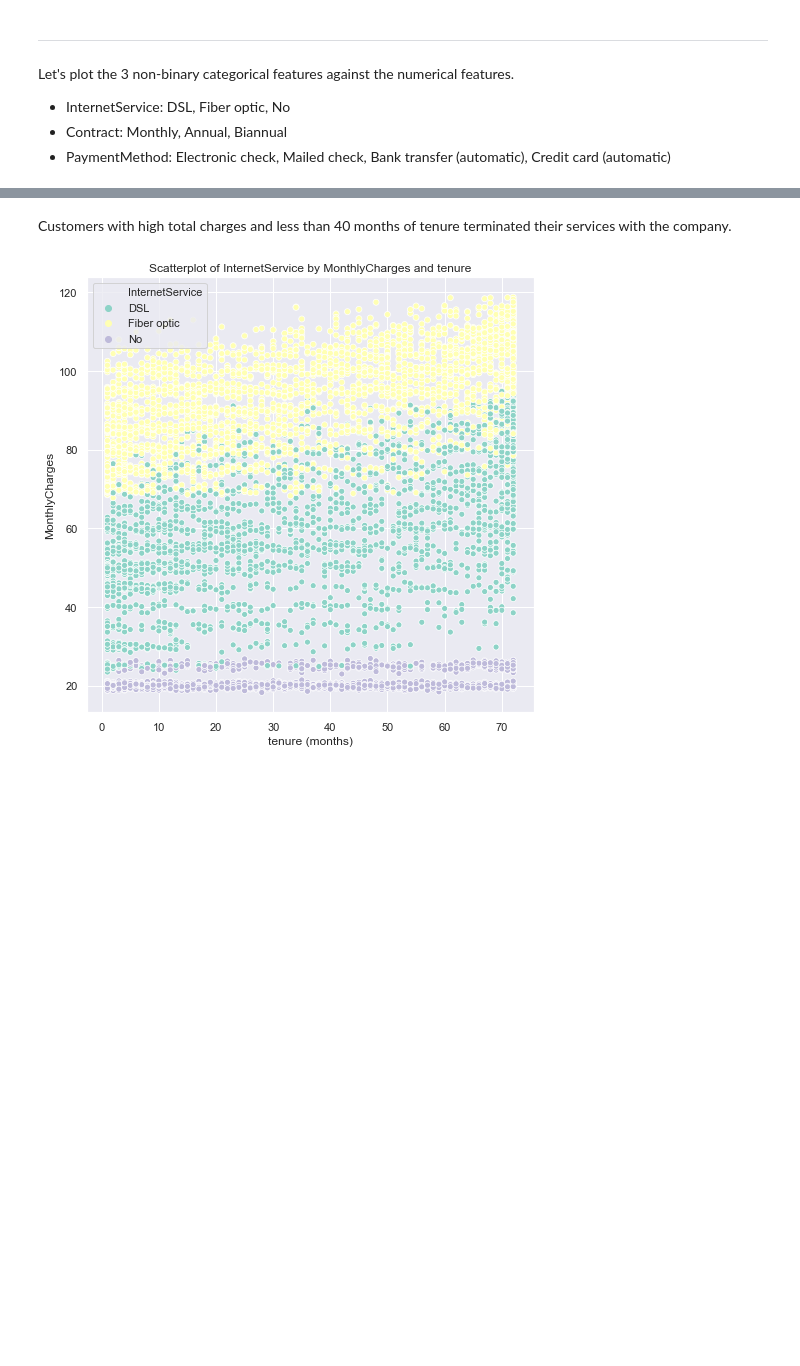
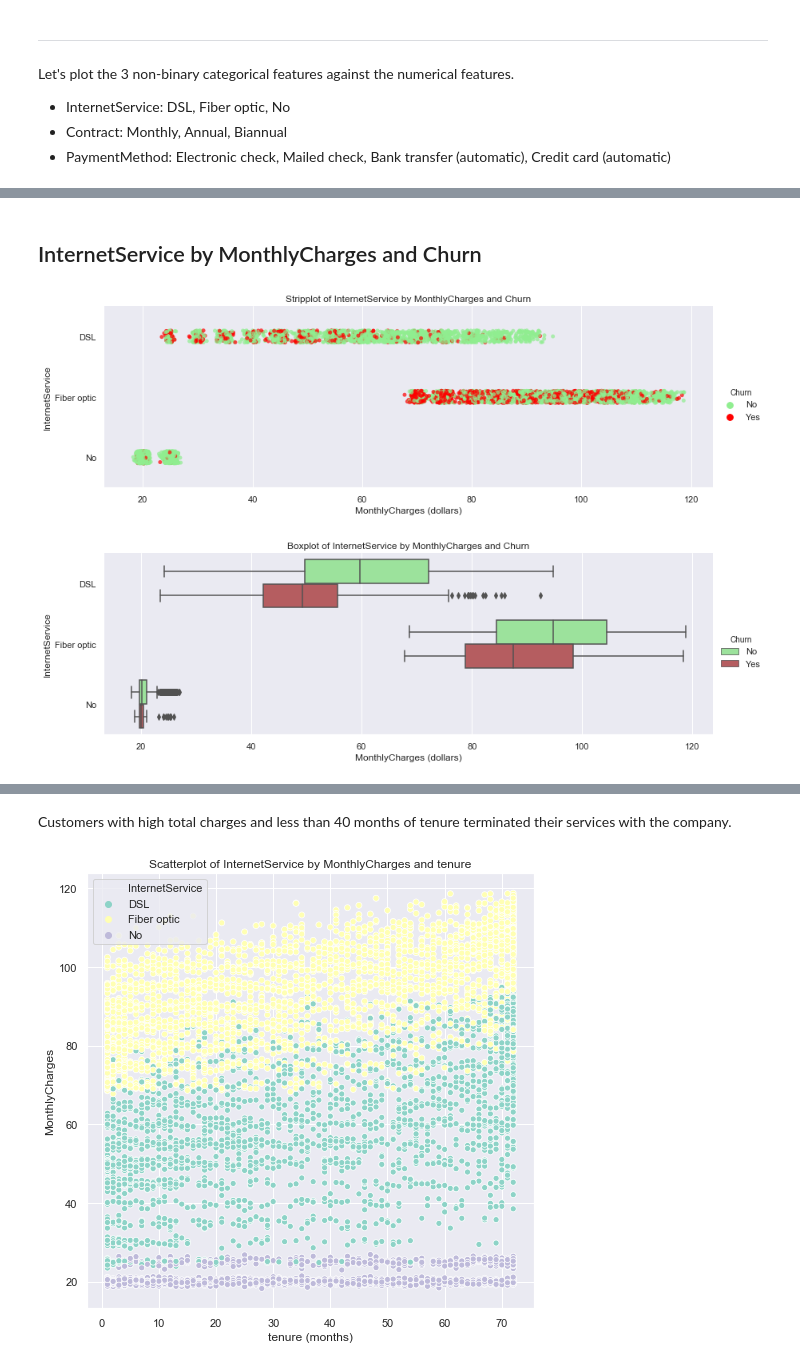
Before and after one commit to ayn28/Project-Portfolio, a Jupyter notebook: current-capstone-project/customer-churn/customer_churn.ipynb, the cells around one changed output, grey strips where cells are left out. Drawn from its saved outputs; the diff is of its cells as text; code cells hidden in the pictures; blank space fills up the shorter version.

```diff
--- a/current-capstone-project/customer-churn/customer_churn.ipynb
+++ b/current-capstone-project/customer-churn/customer_churn.ipynb
@@ -762 +780,16 @@ plt.xlabel('tenure (months)');
 [figure]
+# %% [markdown]
+## InternetService by MonthlyCharges and Churn
+# %%
+# Stripplot of InternetService by MonthlyCharges and Churn
+sns.catplot(x='MonthlyCharges', y='InternetService', hue='Churn', kind='strip', palette=['lightgreen', 'red'], alpha=0.7, height=4, aspect=3, data=df);
+plt.title('Stripplot of InternetService by MonthlyCharges and Churn');
+plt.xlabel('MonthlyCharges (dollars)');
+
+# Boxplot of InternetService by MonthlyCharges and Churn
+sns.catplot(x='MonthlyCharges', y='InternetService', hue='Churn', kind='box', palette=['lightgreen', 'r'], height=4, aspect=3, data=df);
+plt.title('Boxplot of InternetService by MonthlyCharges and Churn');
+plt.xlabel('MonthlyCharges (dollars)');
+# %% [output]
+[figure, added]
+[figure, added]
```
Also changed, not shown: parts of 16 cells of this notebook.
